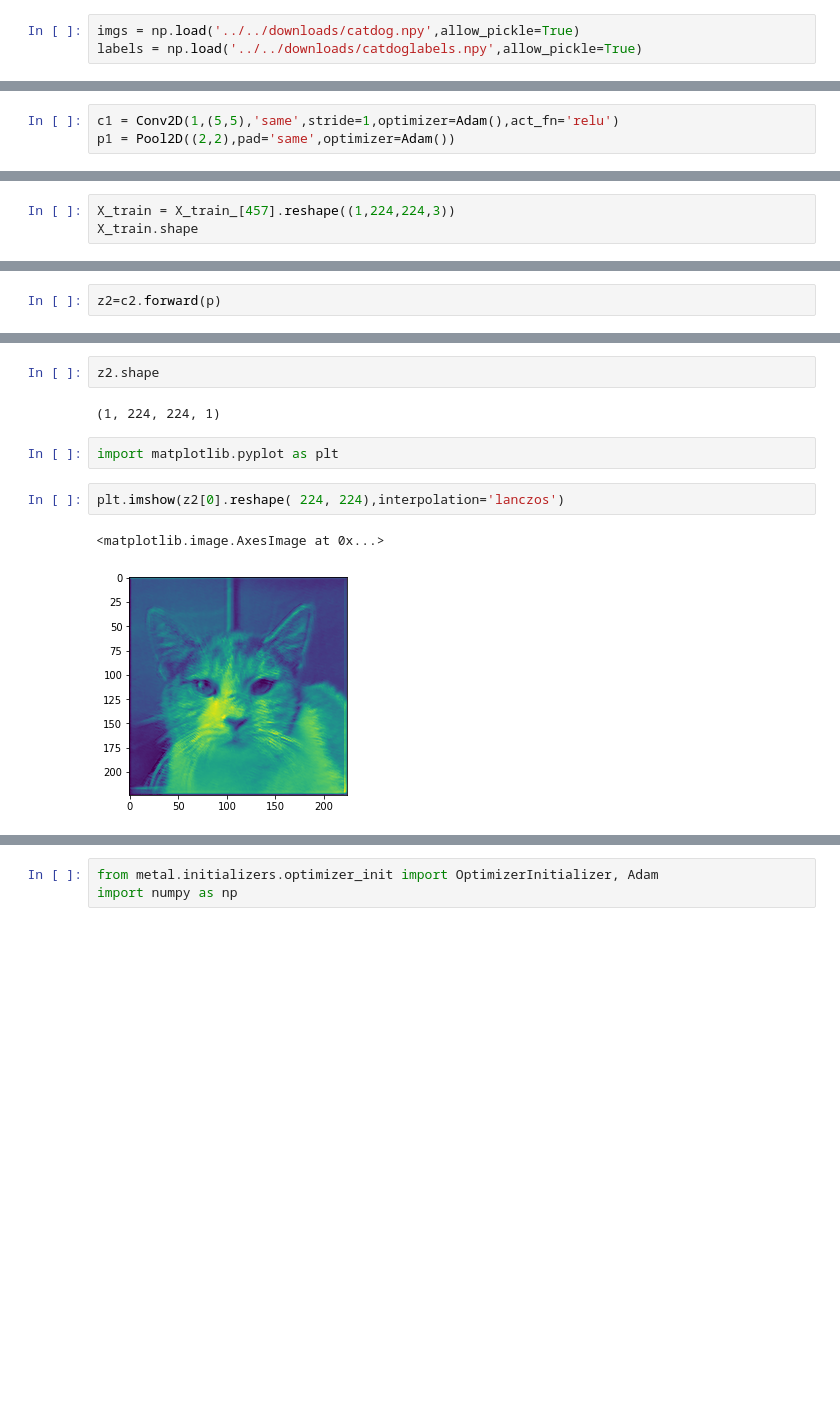
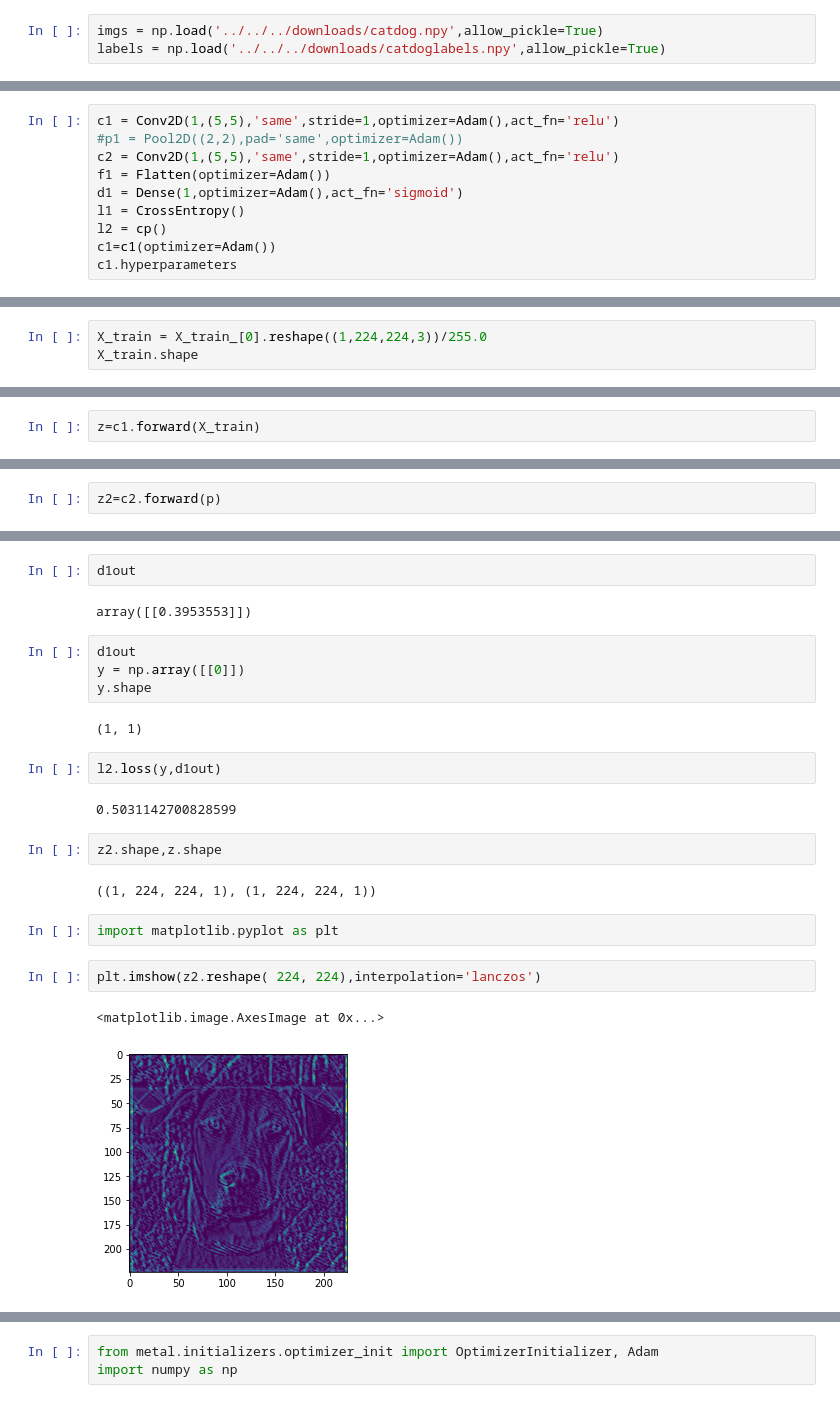
Before and after one commit to miguelmyers8/Metal, a Jupyter notebook: deprecated/examples/Untitled2.ipynb, the cells around one changed output, grey strips where cells are left out. Drawn from its saved outputs; the diff is of its cells as text; blank space fills up the shorter version.

```diff
--- a/deprecated/examples/Untitled2.ipynb
+++ b/deprecated/examples/Untitled2.ipynb
@@ -7,9 +12,16 @@ from metal.initializers.scheduler_init import SchedulerInitializer
 # %%
-imgs = np.load('../../downloads/catdog.npy',allow_pickle=True)
-labels = np.load('../../downloads/catdoglabels.npy',allow_pickle=True)
+imgs = np.load('../../../downloads/catdog.npy',allow_pickle=True)
+labels = np.load('../../../downloads/catdoglabels.npy',allow_pickle=True)
 # %%
 X = imgs
 y = labels
 # %%
 c1 = Conv2D(1,(5,5),'same',stride=1,optimizer=Adam(),act_fn='relu')
-p1 = Pool2D((2,2),pad='same',optimizer=Adam())
+#p1 = Pool2D((2,2),pad='same',optimizer=Adam())
+c2 = Conv2D(1,(5,5),'same',stride=1,optimizer=Adam(),act_fn='relu')
+f1 = Flatten(optimizer=Adam())
+d1 = Dense(1,optimizer=Adam(),act_fn='sigmoid')
+l1 = CrossEntropy()
+l2 = cp()
+c1=c1(optimizer=Adam())
+c1.hyperparameters
@@ -43,7 +73,7 @@ def shuffle_data(X, y, seed=None):
 # %%
 X_train_, X_test, y_train, y_test = train_test_split(X, y, test_size = 0.4, seed = 1)
 # %%
-X_train = X_train_[457].reshape((1,224,224,3))
+X_train = X_train_[0].reshape((1,224,224,3))/255.0
 X_train.shape
 # %% [output]
 (1, 224, 224, 3)
@@ -52,3 +80,5 @@ z=c1.forward(np.random.randn(1,1,1,3))
+# %%
+z=c1.forward(X_train)
 # %%
 p = p1.forward(z)
 # %%
@@ -59,11 +99,25 @@ z2=c2.forward(p)
+# %%
+d1out
+# %% [output]
+array([[0.3953553]])
+# %%
+d1out
+y = np.array([[0]])
+y.shape
+# %% [output]
+(1, 1)
+# %%
+l2.loss(y,d1out)
+# %% [output]
+0.5031142700828599
 # %%
-z2.shape
+z2.shape,z.shape
 # %% [output]
-(1, 224, 224, 1)
+((1, 224, 224, 1), (1, 224, 224, 1))
 # %%
 import matplotlib.pyplot as plt
 # %%
-plt.imshow(z2[0].reshape( 224, 224),interpolation='lanczos')
+plt.imshow(z2.reshape( 224, 224),interpolation='lanczos')
 # %% [output]
 <matplotlib.image.AxesImage at 0x...>
-[figure, old version]
+[figure, new version]
```
Also changed, not shown: parts of 33 cells of this notebook, 32 other files.
